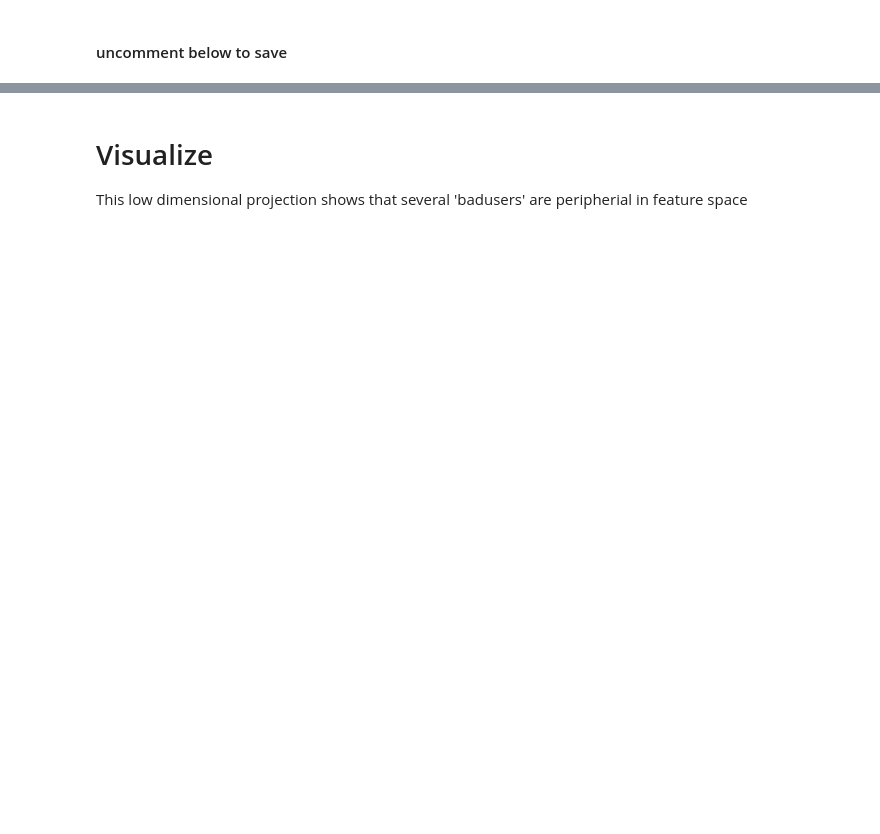
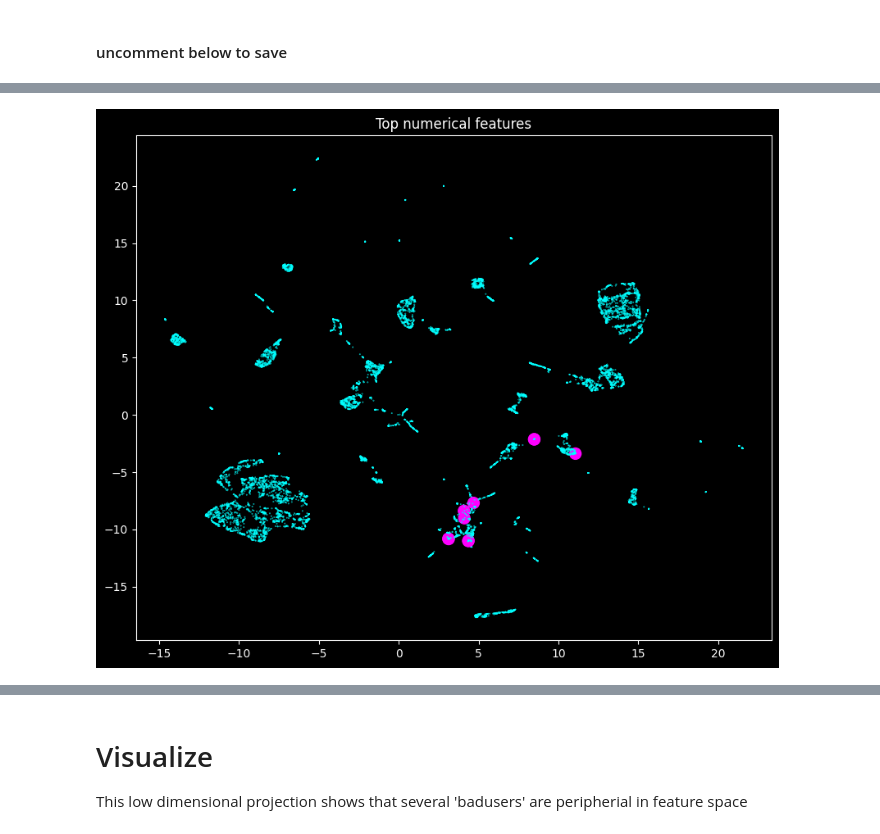
Before and after one commit to llnl/Wintap-Analytics, a Jupyter notebook: 2025-acme4-explore/process_embedding.ipynb, the cells around one changed output, grey strips where cells are left out. Saved outputs shown, nothing was run; the diff lists cells and outputs as text; code cells hidden in the pictures; blank space fills up the shorter version.

```diff
--- a/2025-acme4-explore/process_embedding.ipynb
+++ b/2025-acme4-explore/process_embedding.ipynb
@@ -240,8 +237,8 @@ plt.show()
 top_num_features = forest_importances.index[forest_importances>5e-6]
 M = process[top_num_features]
 scaler = StandardScaler()
-M = scaler.fit_transform(M.to_numpy())
-_df = pd.DataFrame(M, columns=top_num_features)
+Embedding_scaled = scaler.fit_transform(M.to_numpy())
+_df = pd.DataFrame(Embedding_scaled, columns=top_num_features)
 _df['is_bad'] = process['is_bad']
 
 ## simple random forest
@@ -287,0 +299,7 @@ with gzip.open('acme4_process_num_features_embedding.pkl.gz', 'wb') as fp:
+# %%
+%%time
+import umap
+sample = 10000 ## this is very slow - only show part of the data
+D = Embedding_ecdf[:sample]
+reducer = umap.UMAP(n_neighbors=15, metric='manhattan')
+embedding = reducer.fit_transform(D)
@@ -287,0 +309,11 @@ with gzip.open('acme4_process_num_features_embedding.pkl.gz', 'wb') as fp:
+# %%
+# plot it - color w.r.t. response variable (bad/nonbad)
+C = y[:sample]
+S = .1 + 100*y[:sample]
+plt.style.use('dark_background')
+plt.figure(figsize=(10,8))
+plt.scatter(embedding[:, 0], embedding[:, 1], s=S, c=C, cmap='cool' )
+plt.title('Top numerical features')
+plt.show()
+# %% [output]
+[figure, added]
```
Also changed, not shown: parts of 27 cells of this notebook, 2 other files.
